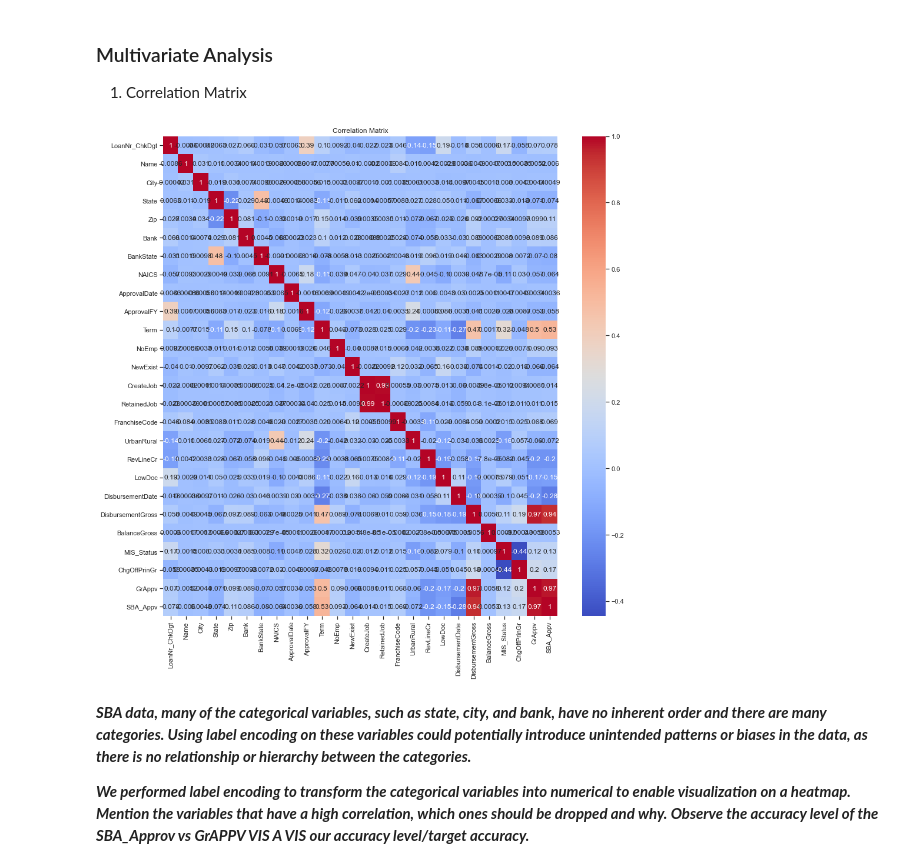
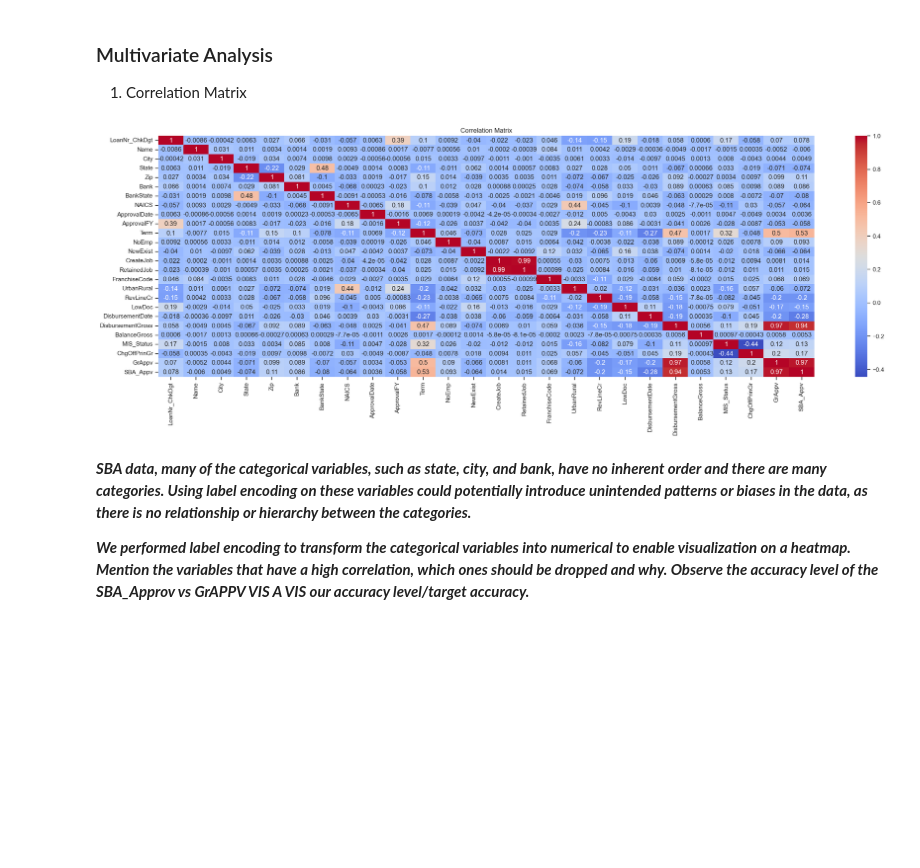
Before and after one commit to LynneMutwiri/Credit_Worthiness_of_Small_Businesses, a Jupyter notebook: SBA.ipynb, the cells around one changed output. Cells and saved outputs as stored; diff of their text form; code cells hidden in the pictures; blank space fills up the shorter version.

Commit message:
changes to matrix visualization

```diff
--- a/SBA.ipynb
+++ b/SBA.ipynb
@@ -334,25 +334,25 @@ plt.show()
 # %%
 # Create a new DataFrame for encoded variables
 encoded_df = pd.DataFrame()
 
 # Perform label encoding on each categorical column
 for column in df.columns:
     if df[column].dtype == 'object':
         encoded_df[column] = df[column].astype('category').cat.codes
     else:
         encoded_df[column] = df[column]
 
 # Calculate the correlation matrix
 correlation_matrix = encoded_df.corr()
 
 # Plot the correlation matrix using a heatmap
 
-plt.figure(figsize=(15, 15))
+plt.figure(figsize=(27, 8))
 sns.heatmap(correlation_matrix, annot=True, cmap='coolwarm')
 plt.title("Correlation Matrix")
 plt.show()
 # %% [output]
-[figure, old version]
+[figure, new version]
 # %% [markdown]
 ***SBA data, many of the categorical variables, such as state, city, and bank, have no inherent order and there are many categories. Using label encoding
 on these variables could potentially introduce unintended patterns or biases in the data, as there is no relationship or hierarchy between the categories.***
```
Also changed, not shown: parts of 5 cells of this notebook.
